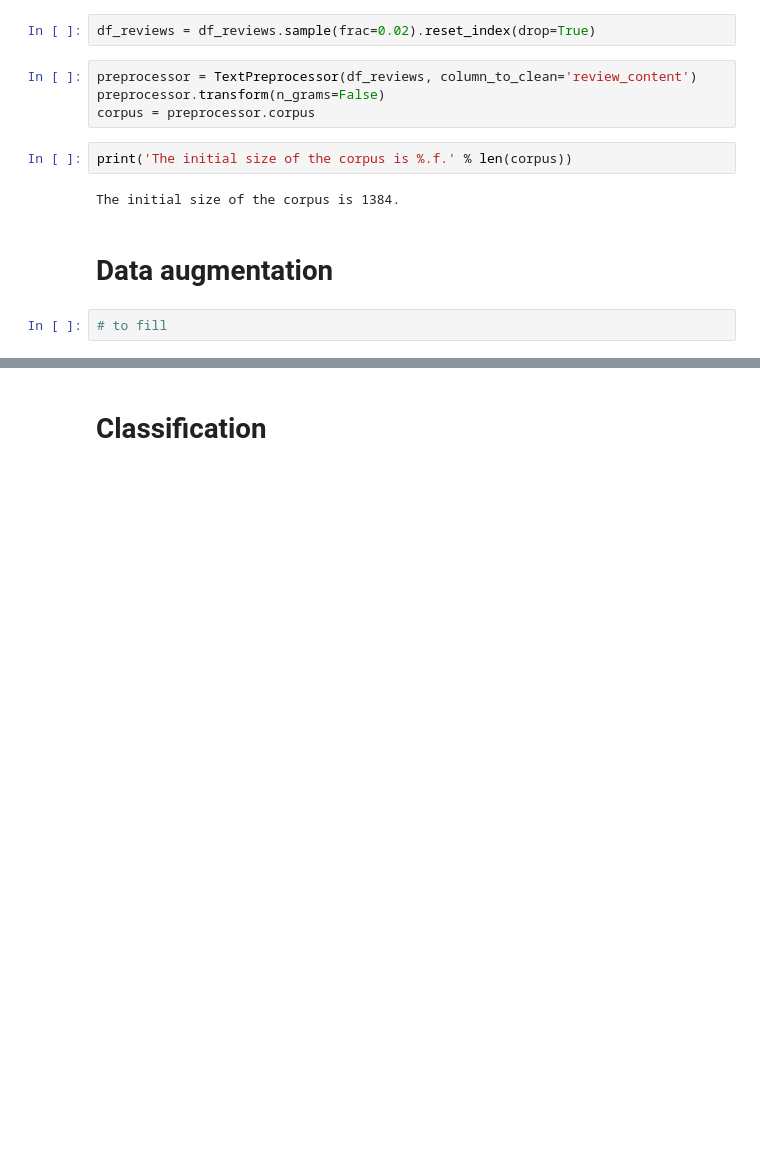
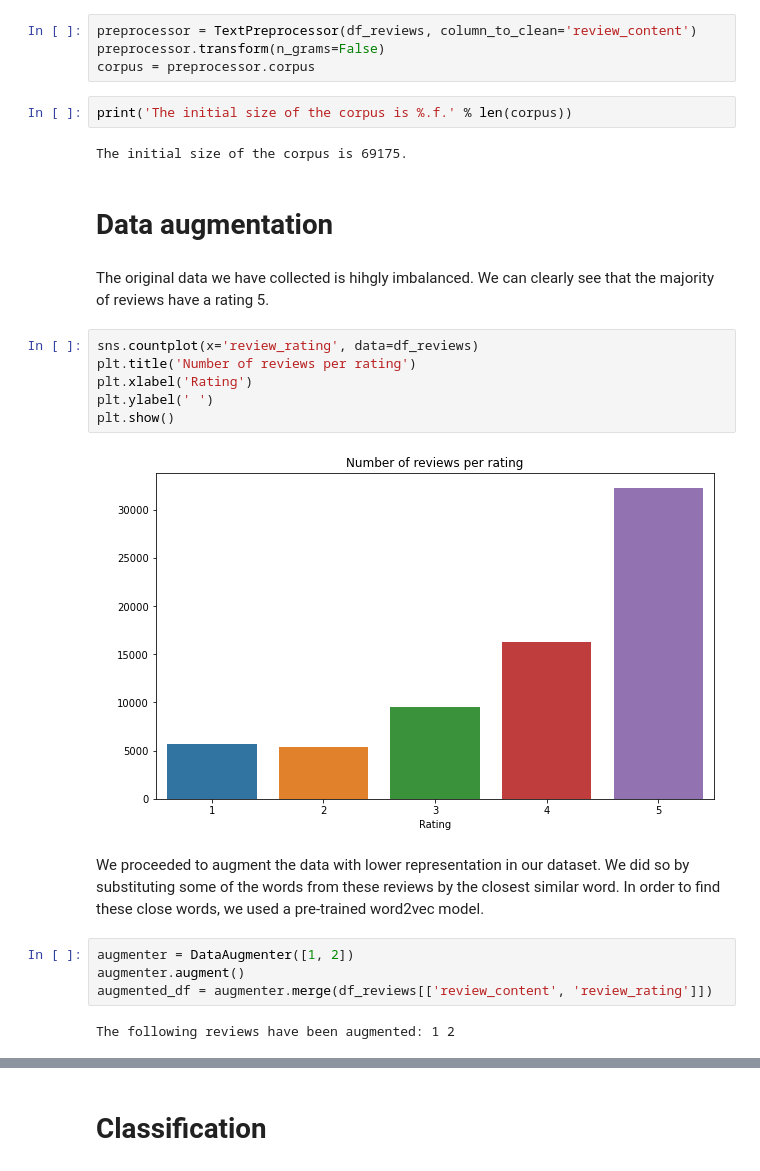
Before and after one commit to henrique-britoleao/trip_advisor_scrap, a Jupyter notebook: Deliverable_4/Deliverable_4.ipynb, the cells around one changed output, grey strips where cells are left out. Saved outputs shown, nothing was run; the diff lists cells and outputs as text; blank space fills up the shorter version.

Commit message:
Add data augmentation to deliverable notebook

```diff
--- a/Deliverable_4/Deliverable_4.ipynb
+++ b/Deliverable_4/Deliverable_4.ipynb
@@ -35,8 +41,6 @@ tqdm.notebook.tqdm().pandas()
 # %%
 loader = TADataLoader(data_file='scrapped_data_balanced.jl')
 df_reviews = loader.load_reviews(drop_duplicates=True)
-# %%
-df_reviews = df_reviews.sample(frac=0.02).reset_index(drop=True)
 # %%
 preprocessor = TextPreprocessor(df_reviews, column_to_clean='review_content')
 preprocessor.transform(n_grams=False)
@@ -44,8 +48,24 @@ corpus = preprocessor.corpus
 # %%
 print('The initial size of the corpus is %.f.' % len(corpus))
 # %% [output]
-The initial size of the corpus is 1384.
+The initial size of the corpus is 69175.
 # %% [markdown]
 # Data augmentation
-# %%
-# to fill
+# %% [markdown]
+The original data we have collected is hihgly imbalanced. We can clearly see that the majority of reviews have a rating 5.
+# %%
+sns.countplot(x='review_rating', data=df_reviews)
+plt.title('Number of reviews per rating')
+plt.xlabel('Rating')
+plt.ylabel(' ')
+plt.show()
+# %% [output]
+[figure, added]
+# %% [markdown]
+We proceeded to augment the data with lower representation in our dataset. We did so by substituting some of the words from these reviews by the closest similar word. In order to find these close words, we used a pre-trained word2vec model.
+# %%
+augmenter = DataAugmenter([1, 2])
+augmenter.augment()
+augmented_df = augmenter.merge(df_reviews[['review_content', 'review_rating']])
+# %% [output]
+The following reviews have been augmented: 1 2
```
Also changed, not shown: parts of 13 cells of this notebook, 2 other files.
